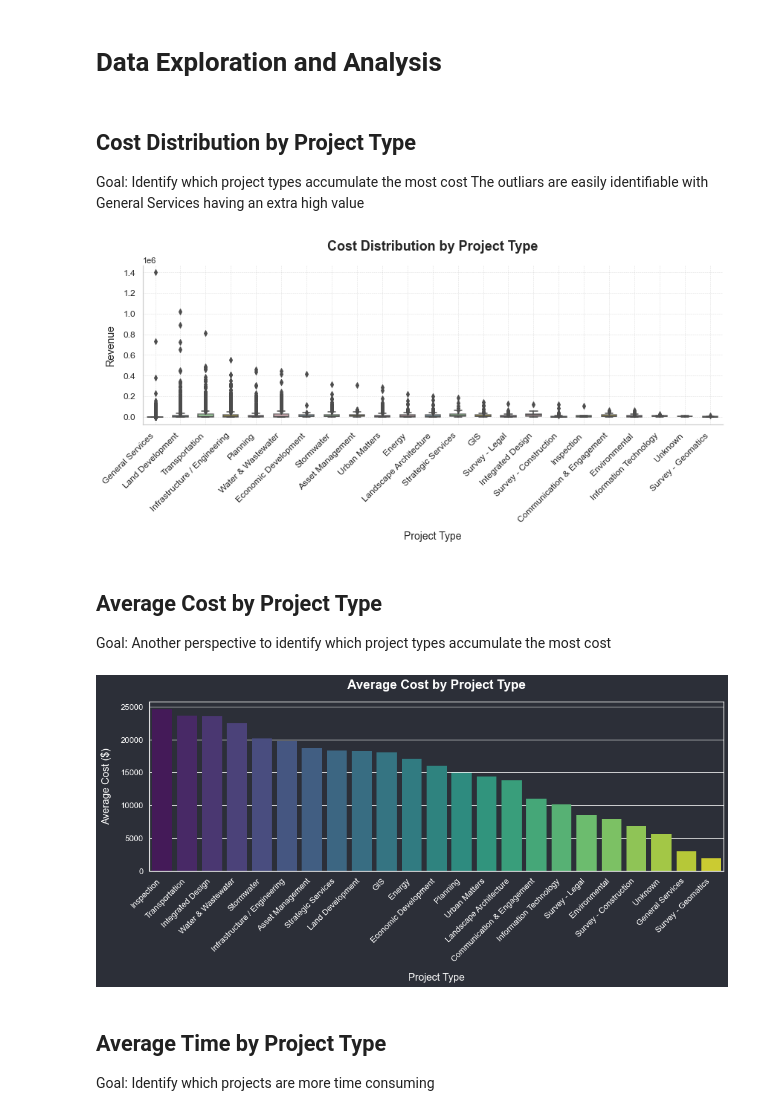
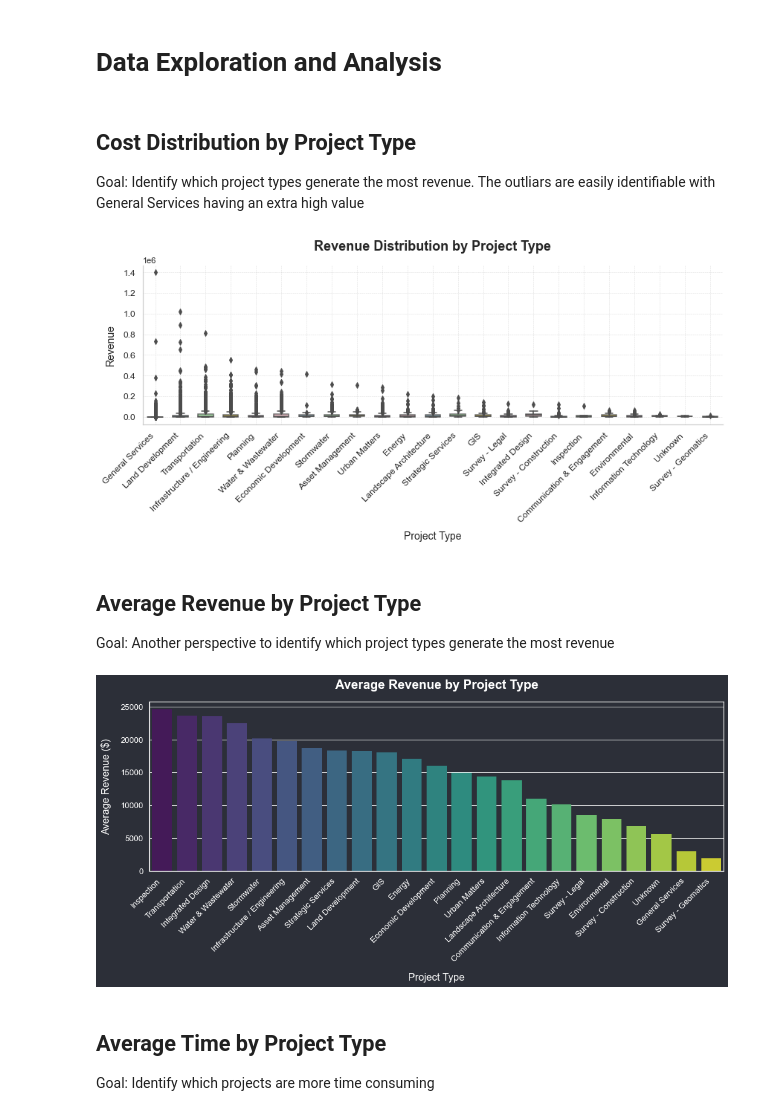
Before and after one commit to Carl0s4321/company-ML, a Jupyter notebook: model-checkpoint.ipynb, the cells around one changed output. Cells and saved outputs as stored; diff of their text form; code cells hidden in the pictures.

```diff
--- a/model-checkpoint.ipynb
+++ b/model-checkpoint.ipynb
@@ -83,7 +83,7 @@ dtype: object
 # Data Exploration and Analysis
 # %% [markdown]
 ## Cost Distribution by Project Type
-Goal: Identify which project types accumulate the most cost
+Goal: Identify which project types generate the most revenue.
 The outliars are easily identifiable with General Services having an extra high value
 # %%
 # Set the style for the plot
@@ -94,38 +94,38 @@ pastel_palette = ["#FFB6C1", "#87CEEB", "#98FB98", "#FFD700", "#DDA0DD"]
 
 # Revenue distribution by project type
 plt.figure(figsize=(12, 6))
 sns.boxplot(
     x='project_type',
     y='total_cost',
     data=data,
     palette=pastel_palette,  # Use the custom pastel palette
     width=0.6,
     linewidth=1.5,
     fliersize=5,
     boxprops=dict(alpha=0.8)  # Add transparency to the boxes
 )
 
 # Enhance the plot aesthetics
-plt.title('Cost Distribution by Project Type', fontsize=18, fontweight='bold', pad=20)
+plt.title('Revenue Distribution by Project Type', fontsize=18, fontweight='bold', pad=20)
 plt.xlabel('Project Type', fontsize=14, labelpad=10)
 plt.ylabel('Revenue', fontsize=14, labelpad=10)
 plt.xticks(rotation=45, fontsize=12, ha='right')
 plt.yticks(fontsize=12)
 
 # Add grid lines for better readability
 plt.grid(True, which='both', linestyle='--', linewidth=0.5, alpha=0.7)
 
 # Remove the top and right spines for a cleaner look
 sns.despine()
 
 # Show the plot
 plt.tight_layout()
 plt.show()
 # %% [output]
-[figure, old version]
+[figure, new version]
 # %% [markdown]
-## Average Cost by Project Type
-Goal: Another perspective to identify which project types accumulate the most cost
+## Average Revenue by Project Type
+Goal: Another perspective to identify which project types generate the most revenue
 # %%
 # Calculate average revenue by project type
 avg_revenue_by_type = data.groupby('project_type')['total_cost'].mean().reset_index()
@@ -147,9 +147,9 @@ sns.barplot(
 )
 
 # Enhance the plot aesthetics for dark mode
-plt.title('Average Cost by Project Type', fontsize=20, fontweight='bold', color='white', pad=20)
+plt.title('Average Revenue by Project Type', fontsize=20, fontweight='bold', color='white', pad=20)
 plt.xlabel('Project Type', fontsize=16, labelpad=15, color='white')
-plt.ylabel('Average Cost ($)', fontsize=16, labelpad=15, color='white')
+plt.ylabel('Average Revenue ($)', fontsize=16, labelpad=15, color='white')
 
 # Adjust x-axis labels to prevent overlapping
 plt.xticks(rotation=45, fontsize=13, ha='right', color='white')  # Rotate labels and change font color
@@ -165,7 +165,7 @@ plt.tight_layout()
 # Show the plot
 plt.show()
 # %% [output]
-[figure, old version]
+[figure, new version]
 # %% [markdown]
 ## Average Time by Project Type
 Goal: Identify which projects are more time consuming
```
Also changed, not shown: parts of 3 cells of this notebook.
